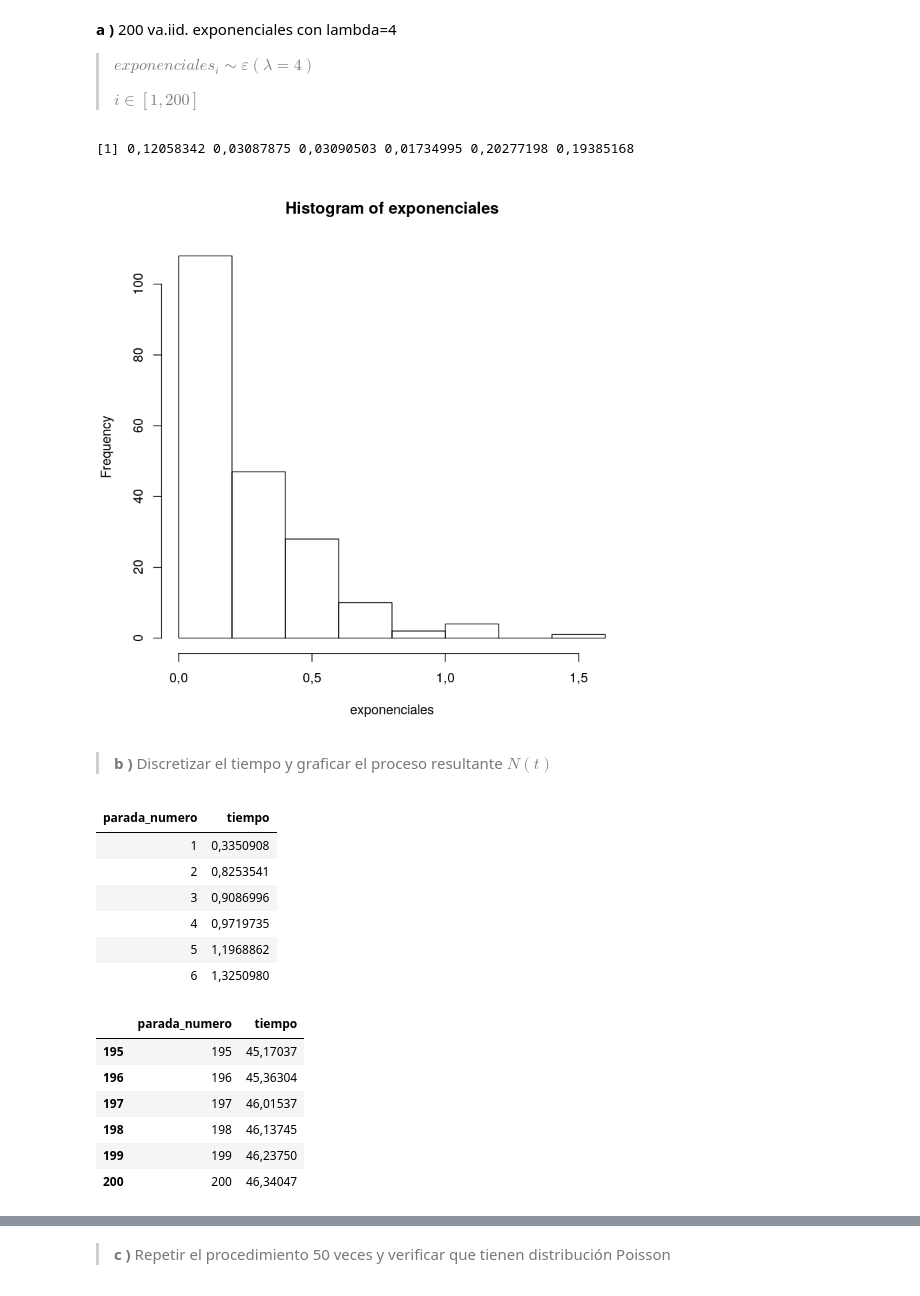
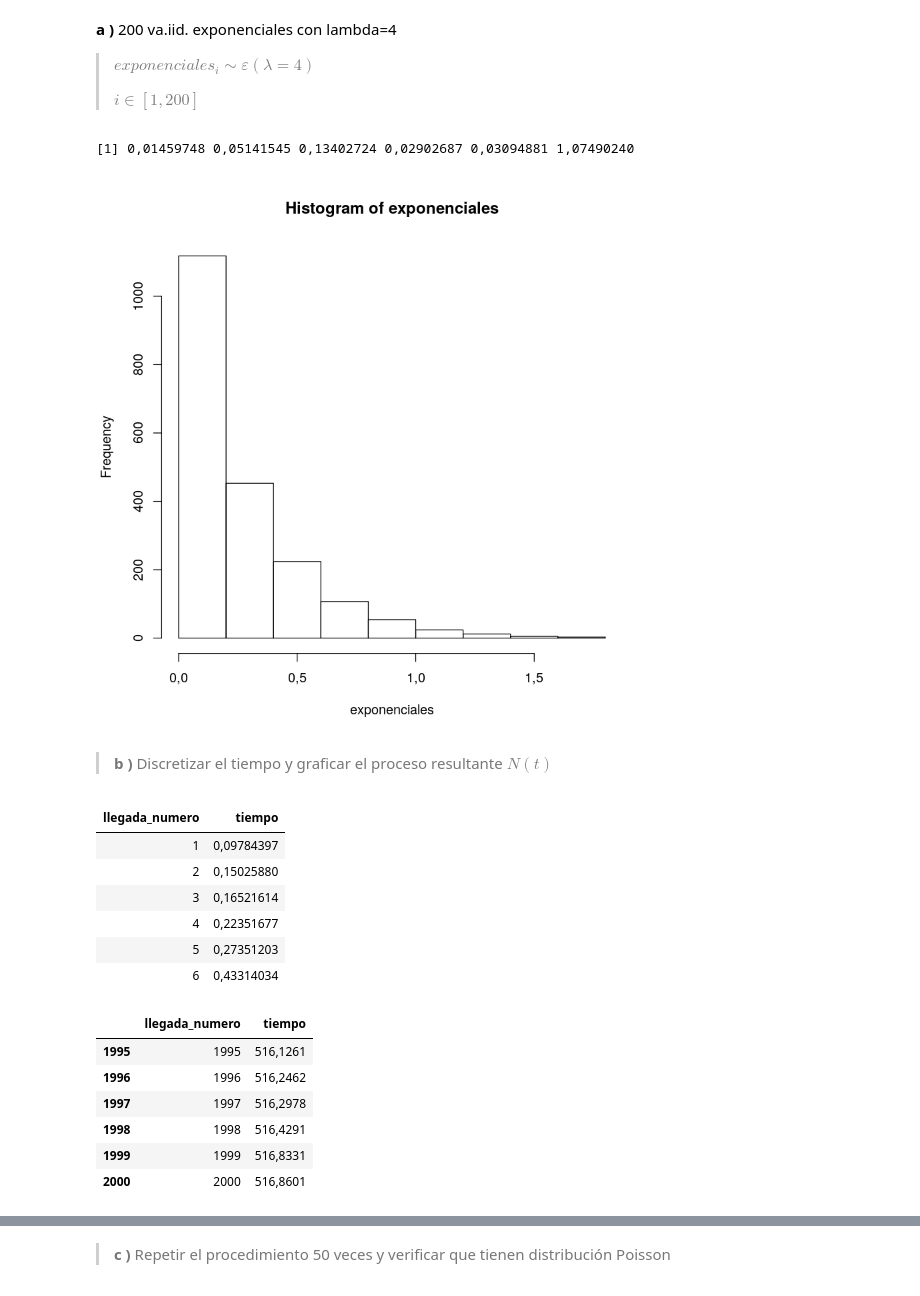
Before and after one commit to LecJackS/Probabilidades-y-Estadistica-2019-2doC, a Jupyter notebook: TP 2.ipynb, the cells around one changed output, grey strips where cells are left out. Saved outputs shown, nothing was run; the diff lists cells and outputs as text; code cells hidden in the pictures.

```diff
--- a/TP 2.ipynb
+++ b/TP 2.ipynb
@@ -216,54 +216,51 @@ https://www.youtube.com/embed/jsqSScywvMc?start=557
 >
 > $i \in [1, 200]$
 # %%
-cant <- 200
+cant <- 2000
 lambda <- 4
 exponenciales <- rexp(cant, lambda)
 head(exponenciales)
 # %% [output]
-[1] 0,12058342 0,03087875 0,03090503 0,01734995 0,20277198 0,19385168
+[1] 0,01459748 0,05141545 0,13402724 0,02902687 0,03094881 1,07490240
 # %%
 hist(exponenciales)
 # %% [output]
-[figure, old version]
+[figure, new version]
 # %% [markdown]
 > **b )** Discretizar el tiempo y graficar el proceso resultante $N(t)$
 # %%
 obtenerExponenciales <- function(cant){
     exponenciales <- rexp(cant, lambda)
     t <- numeric(cant)
     for(i in 1:cant){
       # Discretizo tiempos como suma de exponenciales
       t[i] <- sum(exponenciales[1:i])
     }
 
-    tiempos_de_parada <- data.frame(
-        parada_numero = seq(1, cant, 1),
+    tiempos_de_llegada <- data.frame(
+        llegada_numero = seq(1, cant, 1),
         tiempo = t
     )
-    return(tiempos_de_parada)
+    return(tiempos_de_llegada)
 }
-# tiempos_de_parada <- data.frame(
-#     parada_numero = seq(1, cant, 1),
-#     tiempo = obtenerExponenciales(cant)
-# )
-tiempos_de_parada <- obtenerExponenciales(cant)
-head(tiempos_de_parada)
-tail(tiempos_de_parada)
+
+tiempos_de_llegada <- obtenerExponenciales(cant)
+head(tiempos_de_llegada)
+tail(tiempos_de_llegada)
 # %% [output]
-| parada_numero | tiempo |
-| 1 | 0,3350908 |
-| 2 | 0,8253541 |
-| 3 | 0,9086996 |
-| 4 | 0,9719735 |
-| 5 | 1,1968862 |
-| 6 | 1,3250980 |
+| llegada_numero | tiempo |
+| 1 | 0,09784397 |
+| 2 | 0,15025880 |
+| 3 | 0,16521614 |
+| 4 | 0,22351677 |
+| 5 | 0,27351203 |
+| 6 | 0,43314034 |
-|  | parada_numero | tiempo |
-| 195 | 195 | 45,17037 |
-| 196 | 196 | 45,36304 |
-| 197 | 197 | 46,01537 |
-| 198 | 198 | 46,13745 |
-| 199 | 199 | 46,23750 |
-| 200 | 200 | 46,34047 |
+|  | llegada_numero | tiempo |
+| 1995 | 1995 | 516,1261 |
+| 1996 | 1996 | 516,2462 |
+| 1997 | 1997 | 516,2978 |
+| 1998 | 1998 | 516,4291 |
+| 1999 | 1999 | 516,8331 |
+| 2000 | 2000 | 516,8601 |
 # %%
 # Último evento
```
Also changed, not shown: parts of 29 cells of this notebook.
